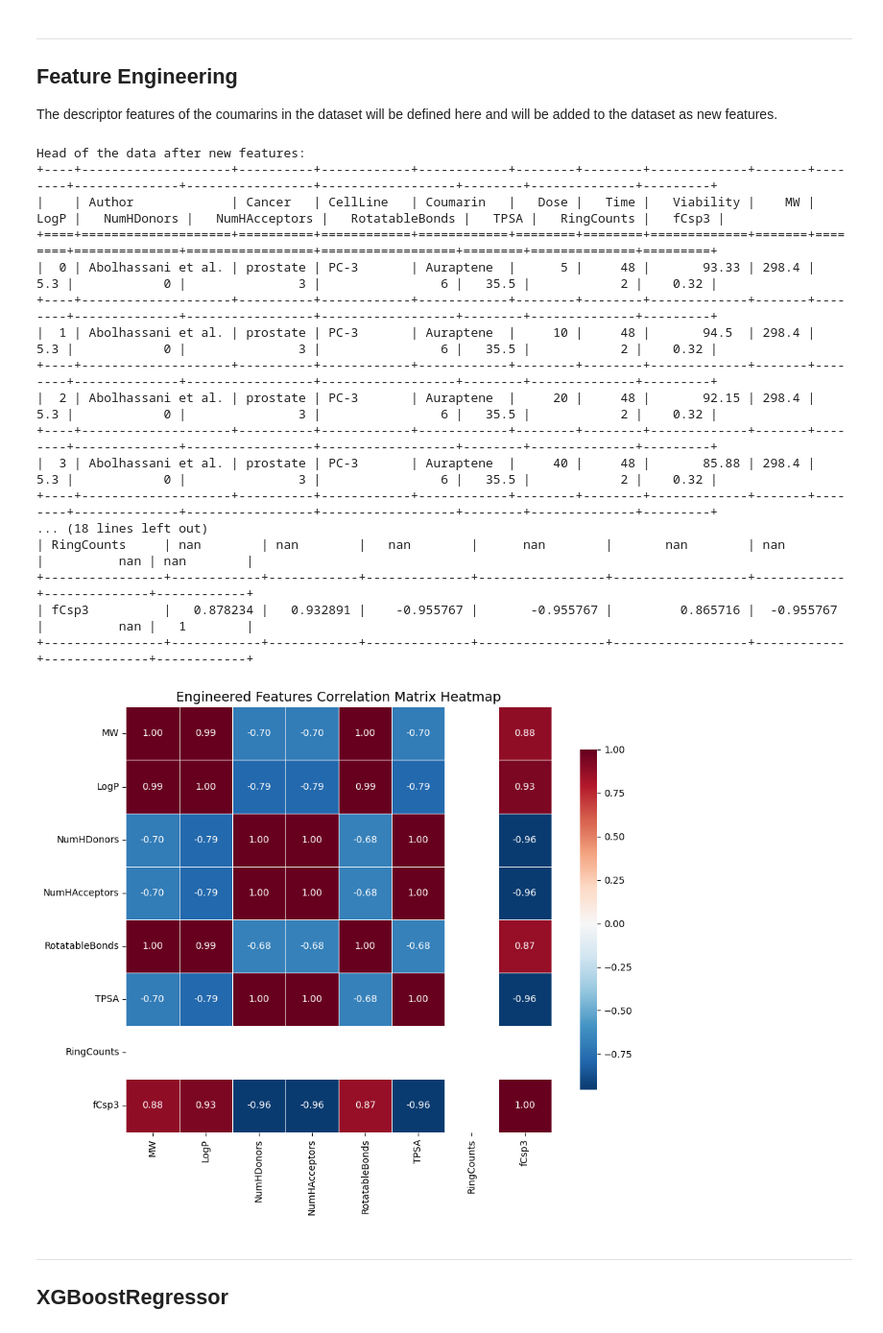
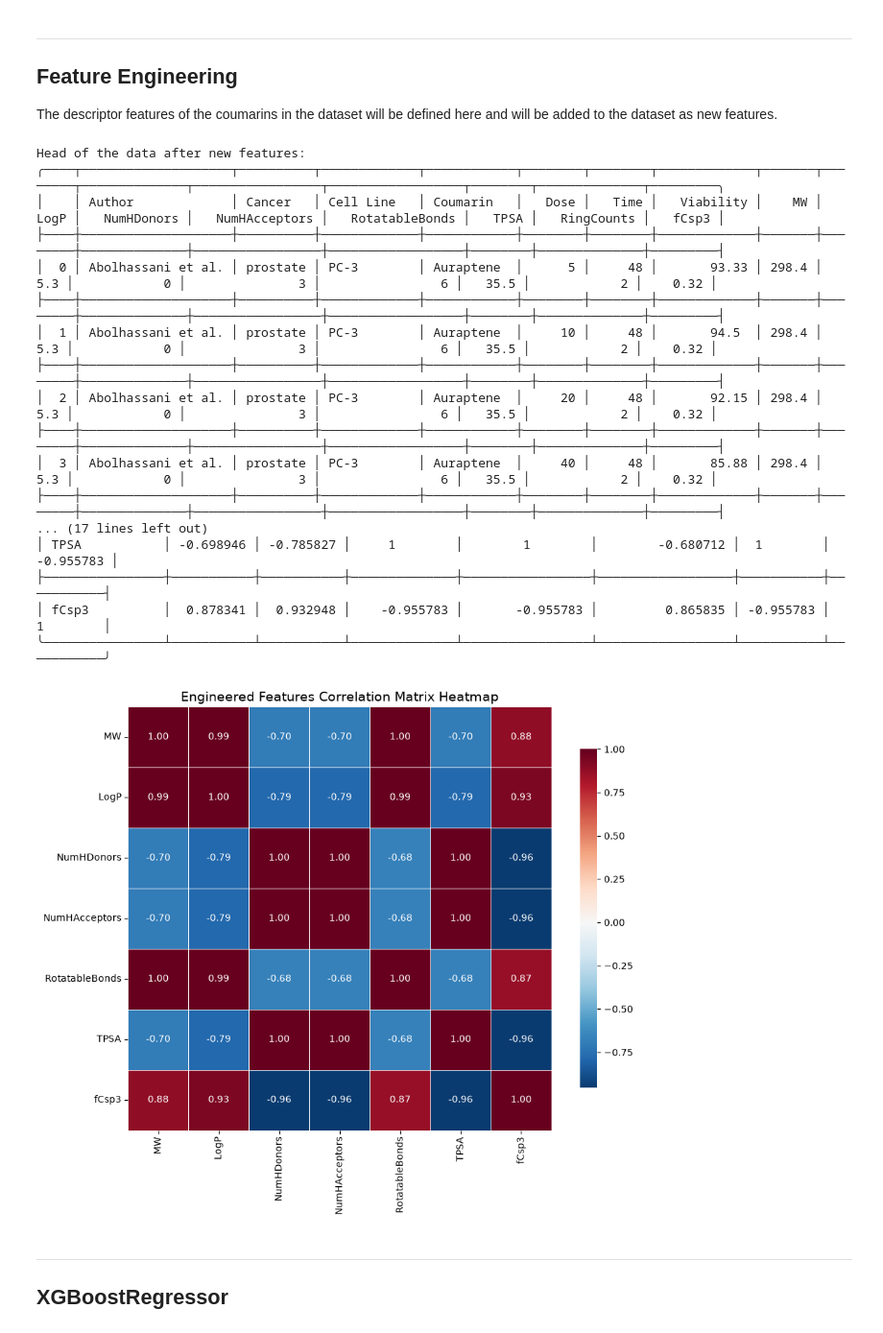
Before and after one commit to Arash84Prhsn/CoumarinData_MachineLearning, a Jupyter notebook: noteBook.ipynb, the cells around one changed output. Shown at 96% size. Cells and saved outputs as stored; diff of their text form; code cells hidden in the pictures.

```diff
--- a/noteBook.ipynb
+++ b/noteBook.ipynb
@@ -256,7 +82,10 @@ fCsp3s = {"Auraptene": 0.32,
 
 
 # Read the data
-data = pd.read_csv("Data/Final_Data.csv")
+data = pd.read_csv("Data/Arash_Final_Data.csv")
+
+# Drop the columns containing any null values:
+data = data.dropna(axis=1);
 
 # Add the new features
 data["MW"] = data["Coumarin"].map(MWs)
@@ -265,57 +94,55 @@ data["NumHDonors"] = data["Coumarin"].map(numHDonors)
 data["NumHAcceptors"] = data["Coumarin"].map(numHAcceptors)
 data["RotatableBonds"] = data["Coumarin"].map(rotatableBonds)
 data["TPSA"] = data["Coumarin"].map(TPSAs)
 data["RingCounts"] = data["Coumarin"].map(ringCounts)
 data["fCsp3"] = data["Coumarin"].map(fCsp3s)
 
 # Take a look at the new data structure and columns
 print("Head of the data after new features:")
-print(tabulate(data.head(), headers='keys', tablefmt='grid'))
+print(tabulate(data.head(), headers='keys', tablefmt='rounded_grid'))
 
-# Check out the correlation matrix of the new features
-cols = ["MW", "LogP", "NumHDonors", "NumHAcceptors", "RotatableBonds", "TPSA", "RingCounts", "fCsp3"]
+# Check out the correlation matrix of the new features (Ring counts excluded due to low variance)
+cols = ["MW", "LogP", "NumHDonors", "NumHAcceptors", "RotatableBonds", "TPSA", "fCsp3"]
 corr_matrix = data[cols].corr()
 print("\nCorrelation Matrix of the newly engineered features:")
-print(tabulate(corr_matrix, headers='keys', tablefmt='grid'))
+print(tabulate(corr_matrix, headers='keys', tablefmt='rounded_grid'))
 
 # Create heatmap
 plt.figure(figsize=(10, 8))
 
 sns.heatmap(corr_matrix,
             annot=True,                # Show values
             cmap='RdBu_r',             # Color scheme
             center=0,                  # Center colormap at 0
             fmt='.2f',                 # 2 decimal places
             square=True,               # Square cells
             linewidths=0.5,            # Grid lines
             cbar_kws={"shrink": 0.8})  # Colorbar size
 
 plt.title('Engineered Features Correlation Matrix Heatmap', fontsize=14)
 plt.tight_layout()
 
-plt.show()
-
 # Given the results of the Correlation matrix I have decided that adding cross features could be
-# of negative effect to the overall extrapolation process.
+# of negative effect to the overall generalization process.
 # %% [output]
 Head of the data after new features:
-+----+--------------------+----------+------------+------------+--------+--------+-------------+-------+--------+--------------+-----------------+------------------+--------+--------------+---------+
-|    | Author             | Cancer   | CellLine   | Coumarin   |   Dose |   Time |   Viability |    MW |   LogP |   NumHDonors |   NumHAcceptors |   RotatableBonds |   TPSA |   RingCounts |   fCsp3 |
-+====+====================+==========+============+============+========+========+=============+=======+========+==============+=================+==================+========+==============+=========+
-|  0 | Abolhassani et al. | prostate | PC-3       | Auraptene  |      5 |     48 |       93.33 | 298.4 |    5.3 |            0 |               3 |                6 |   35.5 |            2 |    0.32 |
-+----+--------------------+----------+------------+------------+--------+--------+-------------+-------+--------+--------------+-----------------+------------------+--------+--------------+---------+
-|  1 | Abolhassani et al. | prostate | PC-3       | Auraptene  |     10 |     48 |       94.5  | 298.4 |    5.3 |            0 |               3 |                6 |   35.5 |            2 |    0.32 |
-+----+--------------------+----------+------------+------------+--------+--------+-------------+-------+--------+--------------+-----------------+------------------+--------+--------------+---------+
-|  2 | Abolhassani et al. | prostate | PC-3       | Auraptene  |     20 |     48 |       92.15 | 298.4 |    5.3 |            0 |               3 |                6 |   35.5 |            2 |    0.32 |
-+----+--------------------+----------+------------+------------+--------+--------+-------------+-------+--------+--------------+-----------------+------------------+--------+--------------+---------+
-|  3 | Abolhassani et al. | prostate | PC-3       | Auraptene  |     40 |     48 |       85.88 | 298.4 |    5.3 |            0 |               3 |                6 |   35.5 |            2 |    0.32 |
-+----+--------------------+----------+------------+------------+--------+--------+-------------+-------+--------+--------------+-----------------+------------------+--------+--------------+---------+
-... (18 lines left out)
-| RingCounts     | nan        | nan        |   nan        |      nan        |       nan        | nan        |          nan | nan        |
-+----------------+------------+------------+--------------+-----------------+------------------+------------+--------------+------------+
-| fCsp3          |   0.878234 |   0.932891 |    -0.955767 |       -0.955767 |         0.865716 |  -0.955767 |          nan |   1        |
-+----------------+------------+------------+--------------+-----------------+------------------+------------+--------------+------------+
+╭────┬────────────────────┬──────────┬─────────────┬────────────┬────────┬────────┬─────────────┬───────┬────────┬──────────────┬─────────────────┬──────────────────┬────────┬──────────────┬─────────╮
+│    │ Author             │ Cancer   │ Cell Line   │ Coumarin   │   Dose │   Time │   Viability │    MW │   LogP │   NumHDonors │   NumHAcceptors │   RotatableBonds │   TPSA │   RingCounts │   fCsp3 │
+├────┼────────────────────┼──────────┼─────────────┼────────────┼────────┼────────┼─────────────┼───────┼────────┼──────────────┼─────────────────┼──────────────────┼────────┼──────────────┼─────────┤
+│  0 │ Abolhassani et al. │ prostate │ PC-3        │ Auraptene  │      5 │     48 │       93.33 │ 298.4 │    5.3 │            0 │               3 │                6 │   35.5 │            2 │    0.32 │
+├────┼────────────────────┼──────────┼─────────────┼────────────┼────────┼────────┼─────────────┼───────┼────────┼──────────────┼─────────────────┼──────────────────┼────────┼──────────────┼─────────┤
+│  1 │ Abolhassani et al. │ prostate │ PC-3        │ Auraptene  │     10 │     48 │       94.5  │ 298.4 │    5.3 │            0 │               3 │                6 │   35.5 │            2 │    0.32 │
+├────┼────────────────────┼──────────┼─────────────┼────────────┼────────┼────────┼─────────────┼───────┼────────┼──────────────┼─────────────────┼──────────────────┼────────┼──────────────┼─────────┤
+│  2 │ Abolhassani et al. │ prostate │ PC-3        │ Auraptene  │     20 │     48 │       92.15 │ 298.4 │    5.3 │            0 │               3 │                6 │   35.5 │            2 │    0.32 │
+├────┼────────────────────┼──────────┼─────────────┼────────────┼────────┼────────┼─────────────┼───────┼────────┼──────────────┼─────────────────┼──────────────────┼────────┼──────────────┼─────────┤
+│  3 │ Abolhassani et al. │ prostate │ PC-3        │ Auraptene  │     40 │     48 │       85.88 │ 298.4 │    5.3 │            0 │               3 │                6 │   35.5 │            2 │    0.32 │
+├────┼────────────────────┼──────────┼─────────────┼────────────┼────────┼────────┼─────────────┼───────┼────────┼──────────────┼─────────────────┼──────────────────┼────────┼──────────────┼─────────┤
+... (17 lines left out)
+│ TPSA           │ -0.698946 │ -0.785827 │     1        │        1        │        -0.680712 │  1        │ -0.955783 │
+├────────────────┼───────────┼───────────┼──────────────┼─────────────────┼──────────────────┼───────────┼───────────┤
+│ fCsp3          │  0.878341 │  0.932948 │    -0.955783 │       -0.955783 │         0.865835 │ -0.955783 │  1        │
+╰────────────────┴───────────┴───────────┴──────────────┴─────────────────┴──────────────────┴───────────┴───────────╯
-[figure, old version]
+[figure, new version]
 # %% [markdown]
 ---
 ## XGBoostRegressor
```
Also changed, not shown: parts of 8 cells of this notebook, 6 other files.
